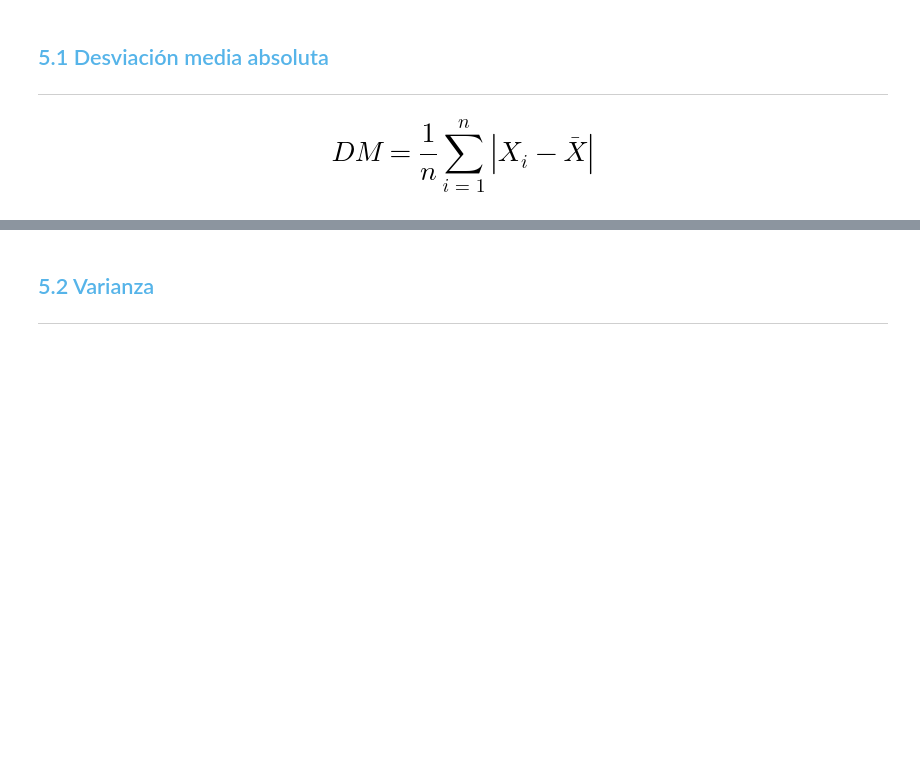
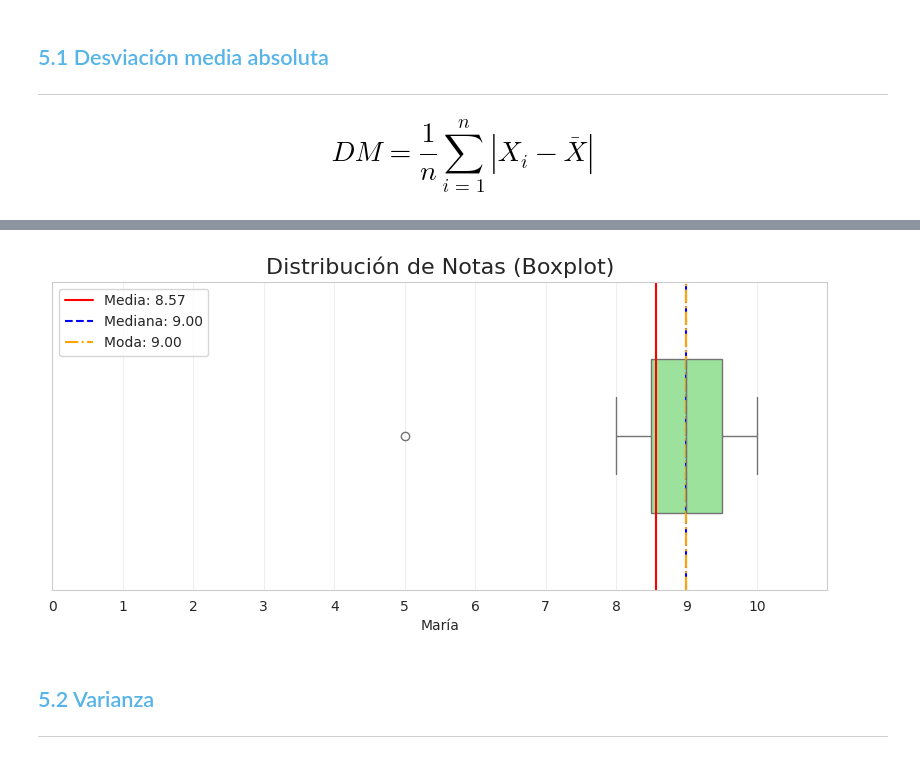
Before and after one commit to mikeismerio/estadistica_python, a Jupyter notebook: Curso_de_Estadística_con_Python_1.ipynb, the cells around one changed output, grey strips where cells are left out. Cells and saved outputs as stored; diff of their text form; code cells hidden in the pictures; blank space fills up the shorter version.

```diff
--- a/Curso_de_Estadística_con_Python_1.ipynb
+++ b/Curso_de_Estadística_con_Python_1.ipynb
@@ -976,3 +1035,35 @@ Aunque las medidas de tendencia central y de localización proporcionan un resum
+# %%
+# 1. Datos
+datos = {'María': [10, 9, 10, 8, 9, 5, 9]}
+df = pd.DataFrame(datos)
+
+# 2. Estadísticas
+media = df['María'].mean()
+mediana = df['María'].median()
+moda = df['María'].mode()[0]
+
+# 3. Gráfico
+plt.figure(figsize=(10, 4))
+
+# Boxplot Horizontal (límite exacto de los datos)
+sns.boxplot(x=df['María'], color='lightgreen', width=0.5)
+
+# 4. Líneas de referencia
+plt.axvline(x=media, color='red', linestyle='-', label=f'Media: {media:.2f}')
+# La mediana ya la marca la caja (línea negra interna), pero la remarcamos para la leyenda
+plt.axvline(x=mediana, color='blue', linestyle='--', label=f'Mediana: {mediana:.2f}')
+plt.axvline(x=moda, color='orange', linestyle='-.', label=f'Moda: {moda:.2f}')
+
+# 5. Ajustes para que se vea como notas reales (0-10)
+plt.xlim(0, 11)
+plt.xticks(np.arange(0, 11, 1)) # Eje X mostrando cada número
+plt.title('Distribución de Notas (Boxplot)', fontsize=16)
+plt.legend()
+plt.grid(axis='x', alpha=0.3)
+
+plt.show()
+# %% [output]
+[figure, added]
 # %% [markdown]
 ## <font color=#56B4E9>5.2 Varianza</font>
 ***
```
Also changed, not shown: parts of 4 cells of this notebook.
